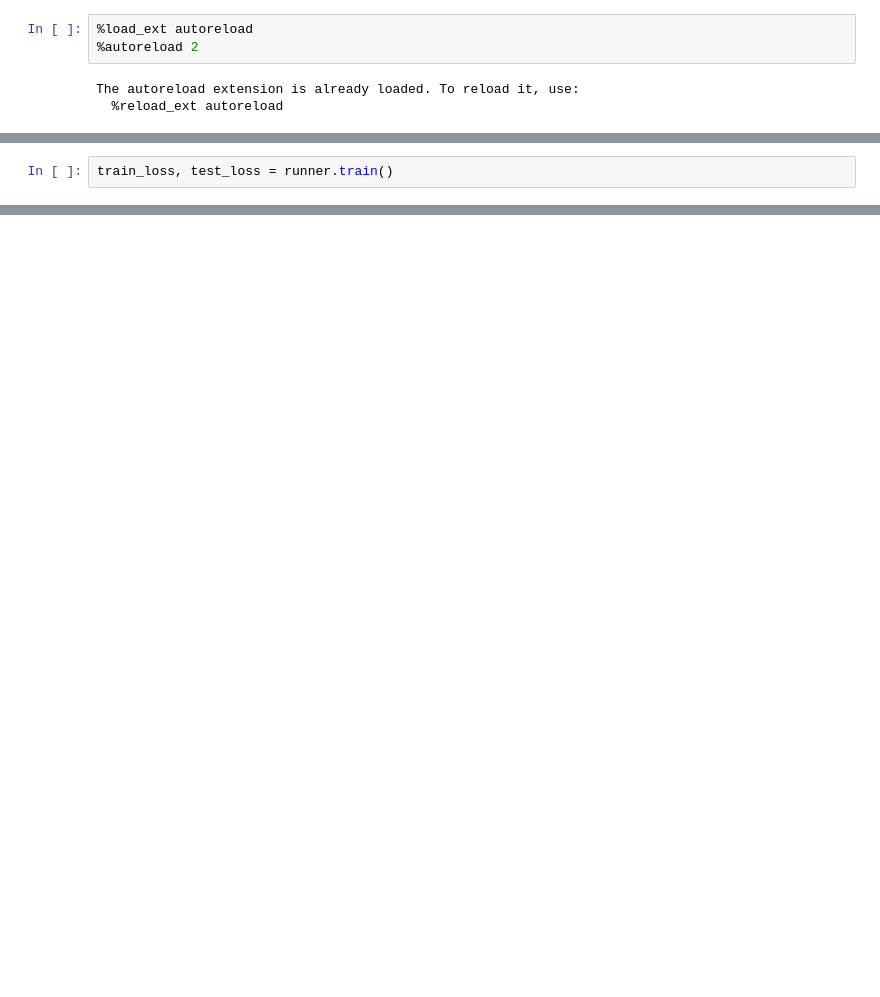
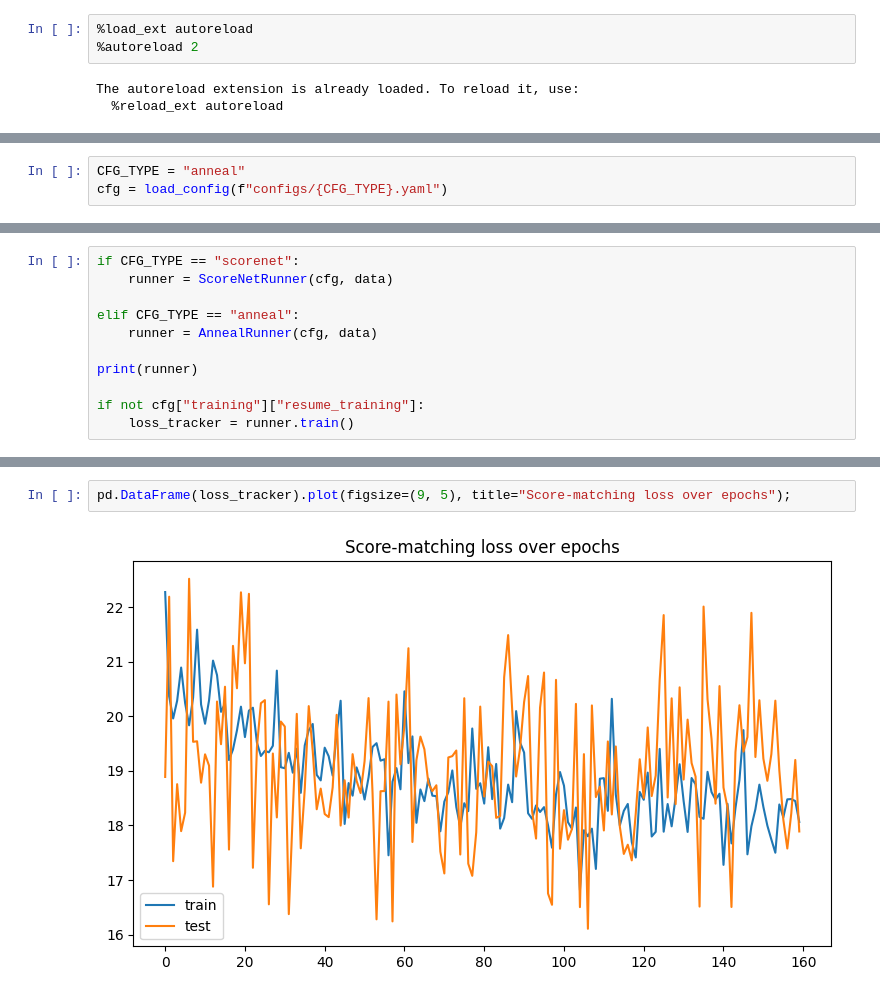
Before and after one commit to PeDiot/tabular-sbgm, a Jupyter notebook: notebook.ipynb, the cells around one changed output, grey strips where cells are left out. Drawn from its saved outputs; the diff is of its cells as text; blank space fills up the shorter version.

```diff
--- a/notebook.ipynb
+++ b/notebook.ipynb
@@ -69,3 +63,6 @@ cfg
+# %%
+CFG_TYPE = "anneal"
+cfg = load_config(f"configs/{CFG_TYPE}.yaml")
 # %%
 data = Data(cfg["data"])
 print(data)
@@ -81,2 +73,0 @@ ScoreNetRunner(config={'data': {'numeric': ['duration_in_month', 'credit_amount'
-# %%
-train_loss, test_loss = runner.train()
@@ -94,0 +85,11 @@ ax.legend();
+# %%
+if CFG_TYPE == "scorenet":
+    runner = ScoreNetRunner(cfg, data)
+
+elif CFG_TYPE == "anneal":
+    runner = AnnealRunner(cfg, data)
+
+print(runner)
+
+if not cfg["training"]["resume_training"]:
+    loss_tracker = runner.train()
@@ -94,0 +116,4 @@ ax.legend();
+# %%
+pd.DataFrame(loss_tracker).plot(figsize=(9, 5), title="Score-matching loss over epochs");
+# %% [output]
+[figure, added]
```
Also changed, not shown: parts of 27 cells of this notebook.
